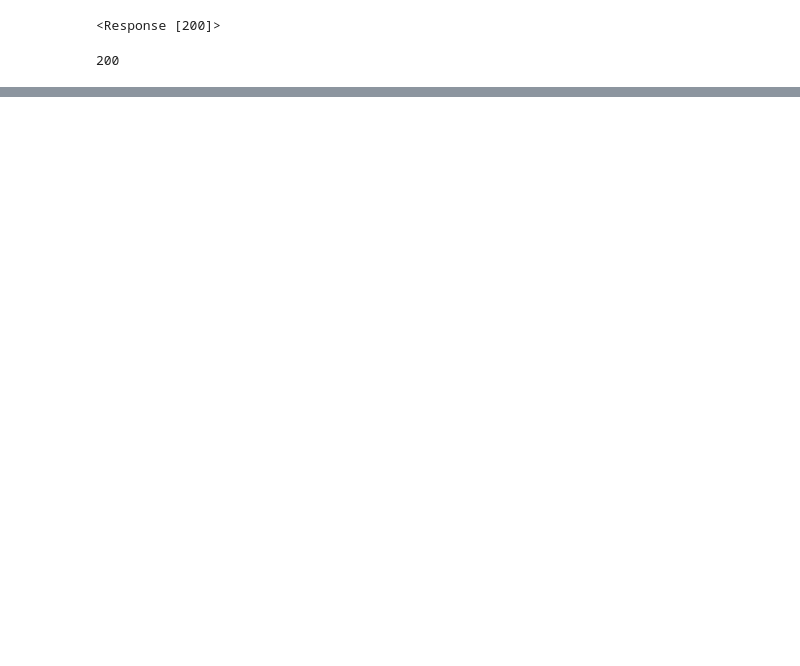
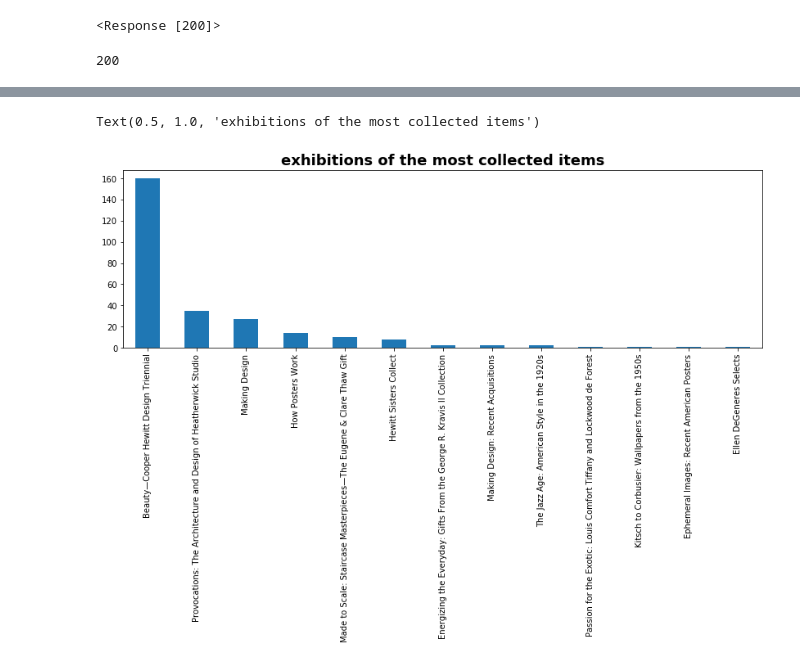
Before and after one commit to ShirinStar/Pen_Data_Dictionary, a Jupyter notebook: data/SB items + Get info .ipynb, the cells around one changed output, grey strips where cells are left out. Drawn from its saved outputs; the diff is of its cells as text; code cells hidden in the pictures; blank space fills up the shorter version.

```diff
--- a/data/SB items + Get info .ipynb
+++ b/data/SB items + Get info .ipynb
@@ -140,0 +168,7 @@ items_info
+# %%
+object_exhibition.rename({'exhibition_object_id': 'object_id'}, axis=1, inplace=True)
+# %%
+items_info.rename({'object.id': 'object_id'}, axis=1, inplace=True)
+# %%
+merged_date = object_exhibition.merge(items_info, on='object_id', suffixes=('_item_info', '_exhibition'))
+merged_date
@@ -140,0 +189,21 @@ items_info
+# %%
+merged_date.drop(['stat', 'event_publishing_state', 'object.tms:id', 'object.accession_number', 'object.title_raw',
+                 'object.has_no_known_copyright', 'object.period_id', 'object.media_id', 'object.year_start',
+                 'object.year_end', 'object.year_acquired', 'object.decade', 'object.woe:country_id', 'object.markings',
+                 'object.signed', 'object.inscribed', 'object.creditline', 'object.justification', 'object.gallery_text',
+                 'object.videos', 'object.on_display', 'object.woe:country', 'object.participants', 'object.woe:country_name',
+                 'object.is_loan_object', 'object.dimensions_raw.diameter', 'object.dimensions_raw', 'error.code',
+                 'error.error', 'error.message', 'object.dimensions_raw.length', 'object.dimensions_raw.warp', 'object.dimensions_raw.weft',
+                 'object.dimensions_raw.depth', 'object.dimensions_raw.height', 'object.dimensions_raw.width'], axis=1, inplace=True)
+# %%
+fig, ax = plt.subplots(figsize = (14,4))
+
+top_exhibition = merged_date['exhibition_title'].value_counts()
+top_exhibition.plot.bar(top_exhibition.index, y='exhibition_title', rot=0)
+plt.xticks(rotation=90)
+ax.set_title("Exhibition Title", size = 14)
+plt.xticks(x=merged_date['exhibition_title'])
+plt.title('exhibitions of the most collected items', fontdict={'fontweight': 'bold', 'fontsize':18})
+# %% [output]
+Text(0.5, 1.0, 'exhibitions of the most collected items')
+[figure, added]
```
Also changed, not shown: parts of 17 cells of this notebook, 10 other files.
